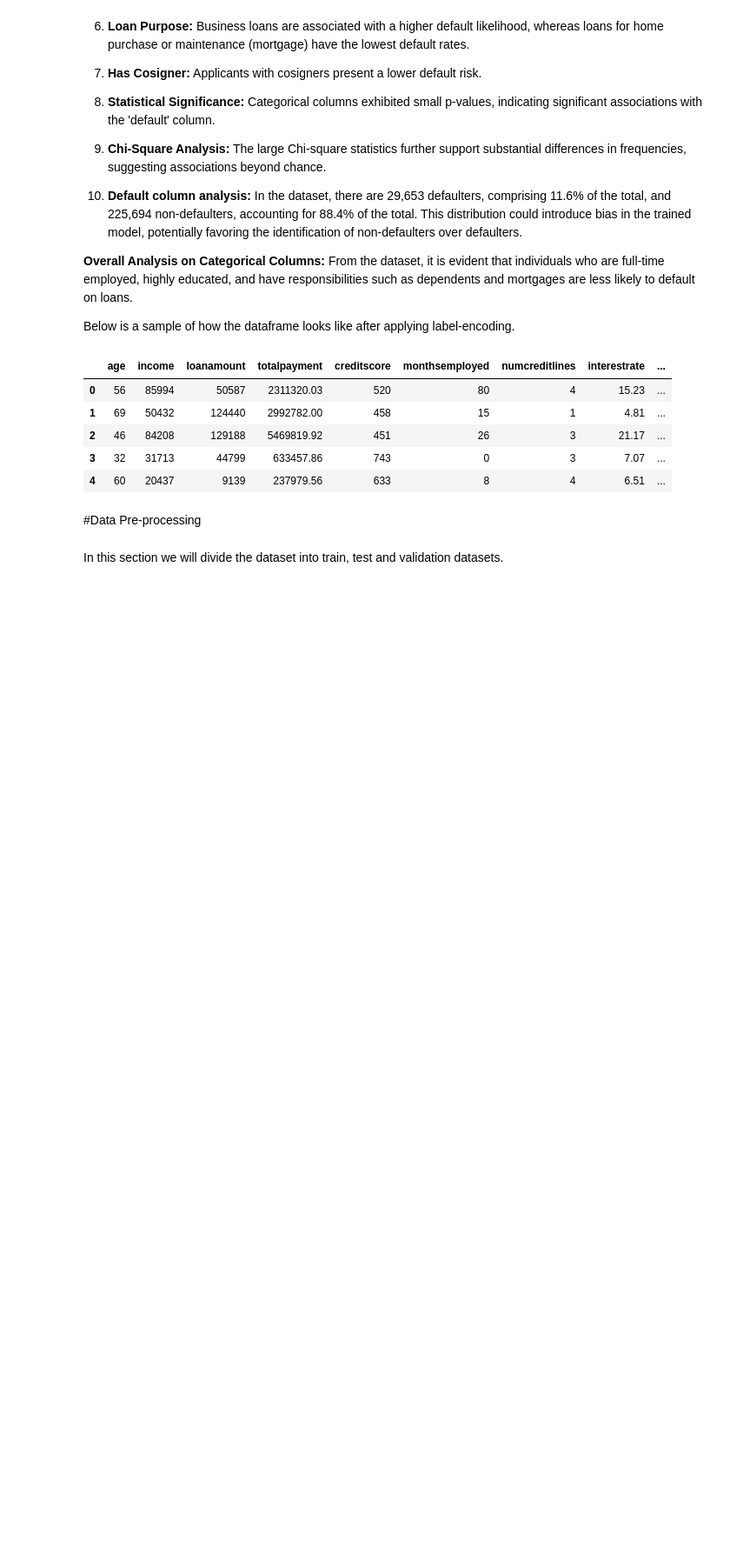
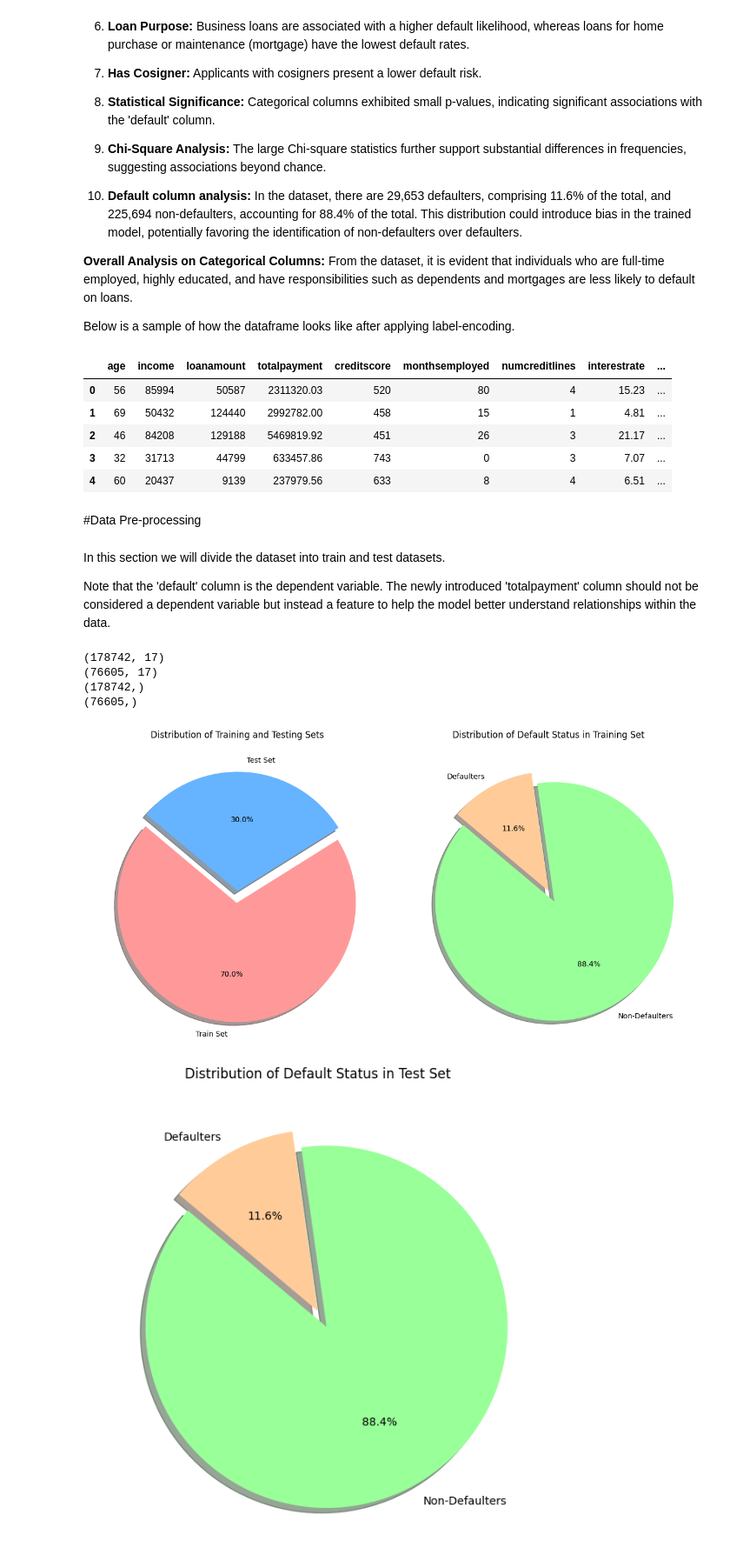
Before and after one commit to KamauGilbert/loan_default_prediction_model, a Jupyter notebook: assets/python_notebook/loan_default_pred_model.ipynb, the cells around one changed output. Shown at 87% size. Cells and saved outputs as stored; diff of their text form; code cells hidden in the pictures; blank space fills up the shorter version.

```diff
--- a/assets/python_notebook/loan_default_pred_model.ipynb
+++ b/assets/python_notebook/loan_default_pred_model.ipynb
@@ -1315,5 +1315,75 @@ df.head(5)
 | 4 | 60 | 20437 | 9139 | 237979.56 | 633 | 8 | 4 | 6.51 | ... |
 # %% [markdown]
 #Data Pre-processing
-# %% [markdown]
-In this section we will divide the dataset into train, test and validation datasets.
+# %% [markdown]
+In this section we will divide the dataset into train and test datasets.
+
+Note that the 'default' column is the dependent variable. The newly introduced 'totalpayment' column should not be considered a dependent variable but instead a feature to help the model better understand relationships within the data.
+# %%
+# Separating the dataset into dependent and independent variables
+
+# Independent columns
+X = df.drop('default', axis=1)
+
+# Dependent columns
+y = df['default']
+# %%
+# Dividing into 70% train set and 30% test set
+from sklearn.model_selection import train_test_split
+X_train, X_test, y_train, y_test = train_test_split(X, y, test_size=0.3, random_state=42)
+
+print(X_train.shape)
+print(X_test.shape)
+print(y_train.shape)
+print(y_test.shape)
+# %% [output]
+(178742, 17)
+(76605, 17)
+(178742,)
+(76605,)
+# %%
+# Plot distribution of training and testing sets
+labels = ['Train Set', 'Test Set']
+sizes = [X_train.shape[0], X_test.shape[0]]
+colors = ['#ff9999','#66b3ff']
+explode = (0.1, 0)  # explode 1st slice
+
+plt.figure(figsize=(12, 6))
+
+plt.subplot(1, 2, 1)
+plt.pie(sizes, explode=explode, labels=labels, colors=colors, autopct='%1.1f%%',
+        shadow=True, startangle=140)
+plt.title('Distribution of Training and Testing Sets')
+
+# Plot distribution of default status within the training set
+labels = ['Non-Defaulters', 'Defaulters']
+sizes = [sum(y_train == 0), sum(y_train == 1)]
+colors = ['#99ff99','#ffcc99']
+explode = (0.1, 0)  # explode 1st slice
+
+plt.subplot(1, 2, 2)
+plt.pie(sizes, explode=explode, labels=labels, colors=colors, autopct='%1.1f%%',
+        shadow=True, startangle=140)
+plt.title('Distribution of Default Status in Training Set')
+
+plt.tight_layout()
+plt.show()
+
+
+plt.figure(figsize=(12, 6))
+
+# Plot distribution of default status within the test set
+sizes = [sum(y_test == 0), sum(y_test == 1)]
+colors = ['#99ff99','#ffcc99']
+explode = (0.1, 0)  # explode 1st slice
+
+plt.subplot(1, 2, 1)
+plt.pie(sizes, explode=explode, labels=labels, colors=colors, autopct='%1.1f%%',
+        shadow=True, startangle=140)
+plt.title('Distribution of Default Status in Test Set')
+
+plt.tight_layout()
+plt.show()
+# %% [output]
+[figure, added]
+[figure, added]
```
Also changed, not shown: parts of 22 cells of this notebook.
